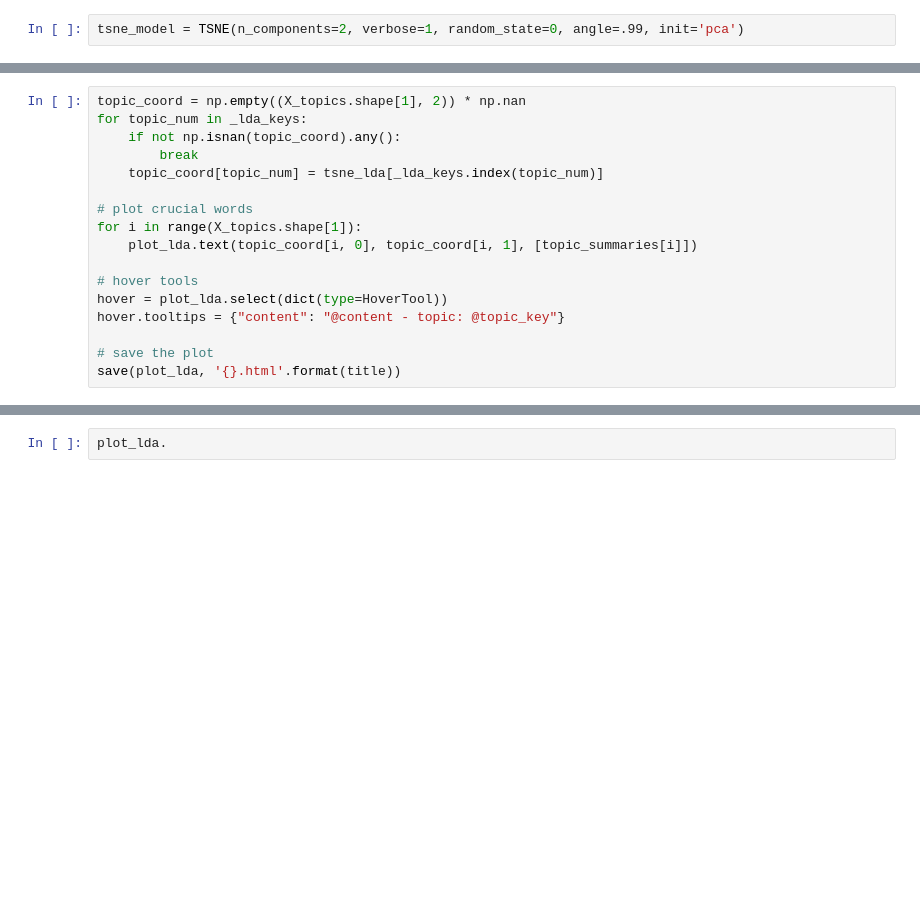
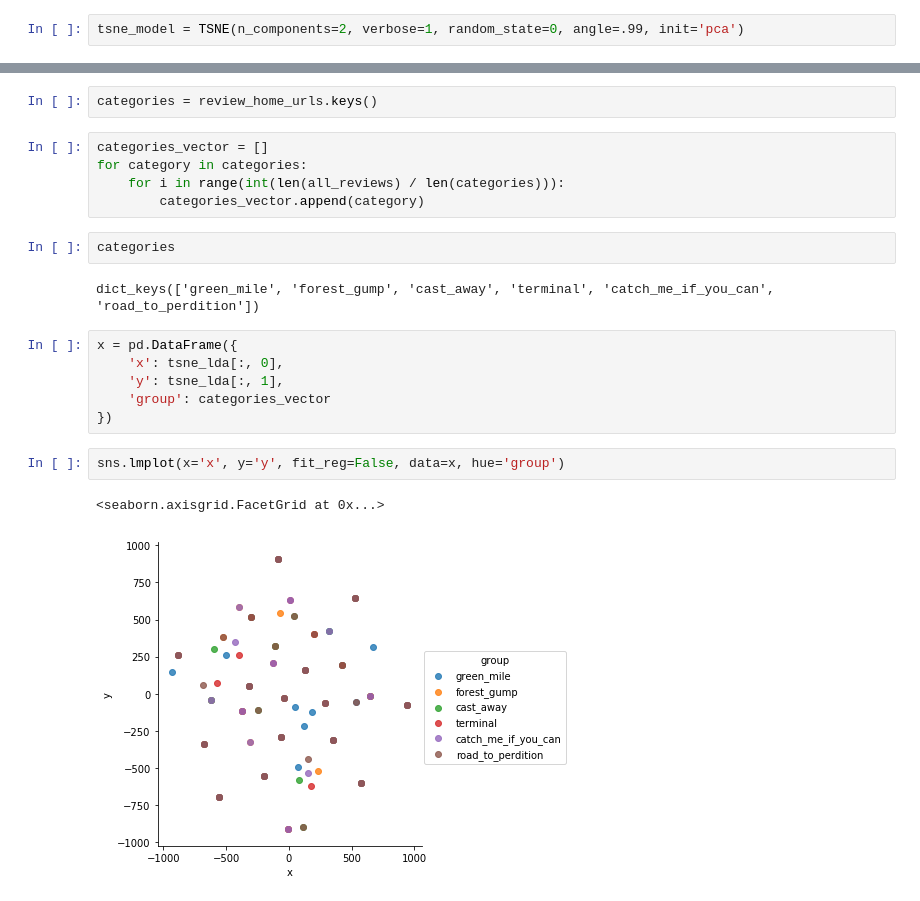
Before and after one commit to kjprice/smu-nlp, a Jupyter notebook: Final - Topic Modeling.ipynb, the cells around one changed output, grey strips where cells are left out. Drawn from its saved outputs; the diff is of its cells as text; blank space fills up the shorter version.

Commit message:
Seaborn scatterplot

```diff
--- a/Final - Topic Modeling.ipynb
+++ b/Final - Topic Modeling.ipynb
@@ -437,17 +280,0 @@ GlyphRenderer(id='1251', ...)
-# %%
-topic_coord = np.empty((X_topics.shape[1], 2)) * np.nan
-for topic_num in _lda_keys:
-    if not np.isnan(topic_coord).any():
-        break
-    topic_coord[topic_num] = tsne_lda[_lda_keys.index(topic_num)]
-
-# plot crucial words
-for i in range(X_topics.shape[1]):
-    plot_lda.text(topic_coord[i, 0], topic_coord[i, 1], [topic_summaries[i]])
-
-# hover tools
-hover = plot_lda.select(dict(type=HoverTool))
-hover.tooltips = {"content": "@content - topic: @topic_key"}
-
-# save the plot
-save(plot_lda, '{}.html'.format(title))
@@ -460,2 +281,22 @@ plt.show()
-# %%
-plot_lda.
+# %%
+categories = review_home_urls.keys()
+# %%
+categories_vector = []
+for category in categories:
+    for i in range(int(len(all_reviews) / len(categories))):
+        categories_vector.append(category)
+# %%
+categories
+# %% [output]
+dict_keys(['green_mile', 'forest_gump', 'cast_away', 'terminal', 'catch_me_if_you_can', 'road_to_perdition'])
+# %%
+x = pd.DataFrame({
+    'x': tsne_lda[:, 0],
+    'y': tsne_lda[:, 1],
+    'group': categories_vector
+})
+# %%
+sns.lmplot(x='x', y='y', fit_reg=False, data=x, hue='group')
+# %% [output]
+<seaborn.axisgrid.FacetGrid at 0x...>
+[figure, added]
```
Also changed, not shown: parts of 24 cells of this notebook.
